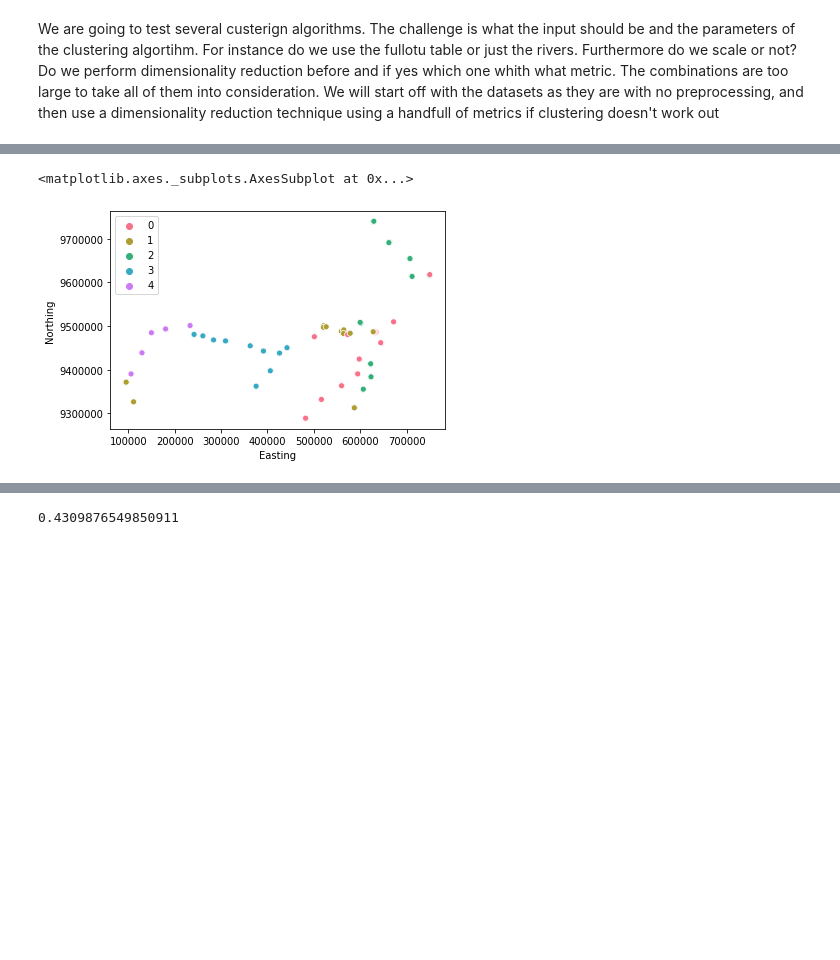
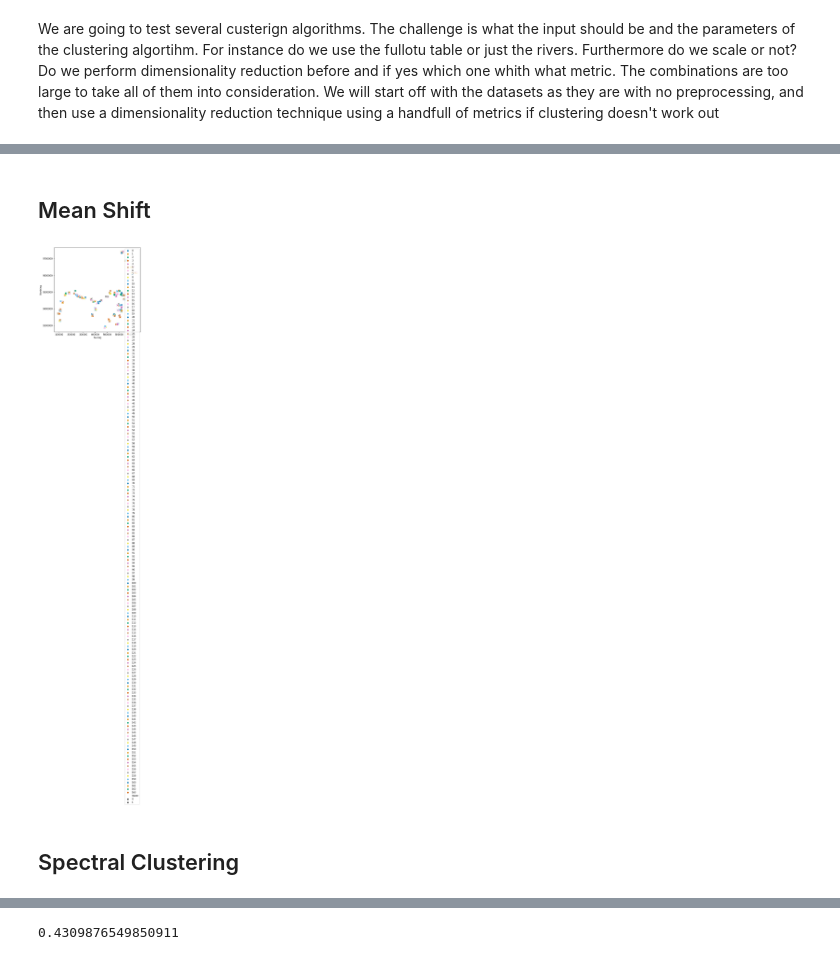
Before and after one commit to adamingas/amazon-rivers, a Jupyter notebook: UML.ipynb, the cells around one changed output, grey strips where cells are left out. Saved outputs shown, nothing was run; the diff lists cells and outputs as text; code cells hidden in the pictures; blank space fills up the shorter version.

```diff
--- a/UML.ipynb
+++ b/UML.ipynb
@@ -272,8 +312,11 @@ cluster_on_map(affinitylabels)
-# %%
-sns.scatterplot(x= wwfdf.Easting,y=wwfdf.Northing,hue=kmeans.labels_,palette=sns.color_palette("husl", kmeans.labels_.max()+1))
-# %% [output]
-<matplotlib.axes._subplots.AxesSubplot at 0x...>
-[figure, removed]
+# %% [markdown]
+## Mean Shift
 # %%
-Meanlabels = sklearn.cluster.MeanShift(n_jobs=-1,bandwidth=35).fit_predict(riverdfCssLog)
+Meanlabels = sklearn.cluster.MeanShift(cluster_all=True,n_jobs=-1,bandwidth=1).fit_predict(riverdf)
+# %%
+cluster_on_map(Meanlabels)
+# %% [output]
+[figure, added]
+# %% [markdown]
+## Spectral Clustering
 # %%
```
Also changed, not shown: parts of 11 cells of this notebook, 30 other files.
